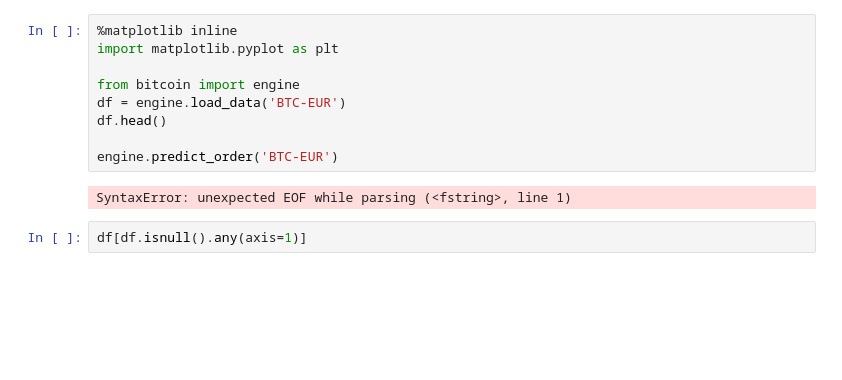
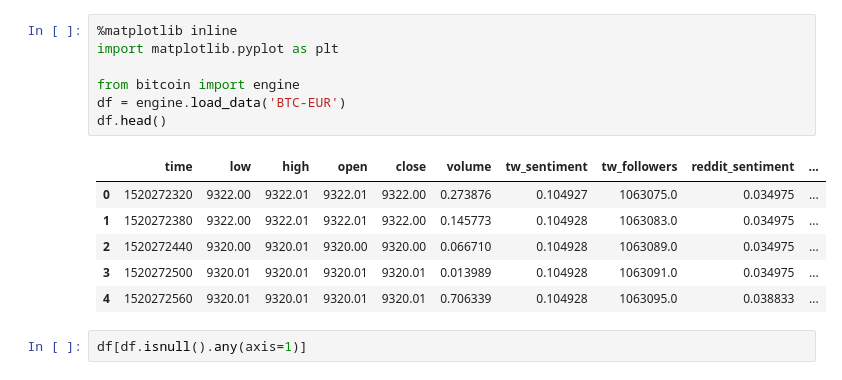
Before and after one commit to scristofari/bitcoin-challenge, a Jupyter notebook: BitCoin Challenge.ipynb, the cells around one changed output. Saved outputs shown, nothing was run; the diff lists cells and outputs as text; blank space fills up the shorter version.

```diff
--- a/BitCoin Challenge.ipynb
+++ b/BitCoin Challenge.ipynb
@@ -1,14 +1,17 @@
 # %%
 %matplotlib inline
 import matplotlib.pyplot as plt
 
 from bitcoin import engine
 df = engine.load_data('BTC-EUR')
 df.head()
-
-engine.predict_order('BTC-EUR')
 # %% [output]
-SyntaxError: unexpected EOF while parsing (<fstring>, line 1)
+|  | time | low | high | open | close | volume | tw_sentiment | tw_followers | reddit_sentiment | ... |
+| 0 | 1520272320 | 9322.00 | 9322.01 | 9322.01 | 9322.00 | 0.273876 | 0.104927 | 1063075.0 | 0.034975 | ... |
+| 1 | 1520272380 | 9322.00 | 9322.01 | 9322.01 | 9322.00 | 0.145773 | 0.104928 | 1063083.0 | 0.034975 | ... |
+| 2 | 1520272440 | 9320.00 | 9320.01 | 9320.00 | 9320.00 | 0.066710 | 0.104928 | 1063089.0 | 0.034975 | ... |
+| 3 | 1520272500 | 9320.01 | 9320.01 | 9320.01 | 9320.01 | 0.013989 | 0.104928 | 1063091.0 | 0.034975 | ... |
+| 4 | 1520272560 | 9320.01 | 9320.01 | 9320.01 | 9320.01 | 0.706339 | 0.104928 | 1063095.0 | 0.038833 | ... |
 # %%
 df[df.isnull().any(axis=1)]
 # %% [output]
```
Also changed, not shown: 3 other files.
